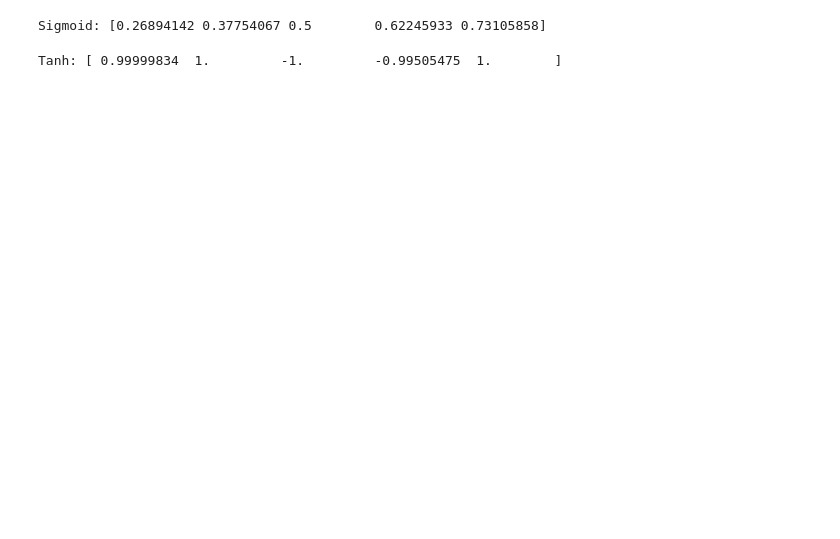
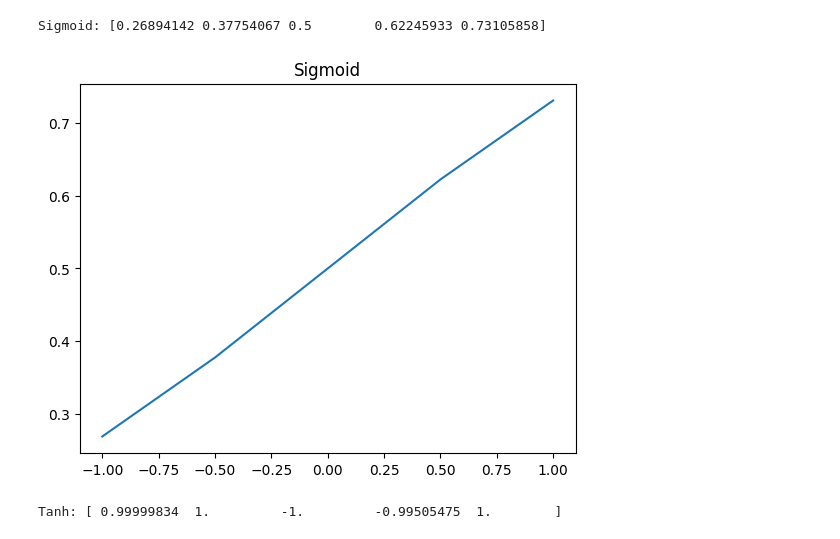
Before and after one commit to SwarajPatil2004/Gen_AI_Internship, a Jupyter notebook: Activation_Function.ipynb, the cells around one changed output. Saved outputs shown, nothing was run; the diff lists cells and outputs as text; code cells hidden in the pictures; blank space fills up the shorter version.

```diff
--- a/Activation_Function.ipynb
+++ b/Activation_Function.ipynb
@@ -11,6 +12,12 @@ inputs= np.array([-1, -0.5, 0, 0.5, 1])
 print(f"Sigmoid: {sigmoid(inputs)}")
 # %% [output]
 Sigmoid: [0.26894142 0.37754067 0.5        0.62245933 0.73105858]
+# %%
+plt.plot(inputs, sigmoid(inputs))
+plt.title('Sigmoid')
+plt.show()
+# %% [output]
+[figure, added]
 # %%
 # Tanh Activation Function
 # Formula: tanh(x) = (exp(x) - exp(-x)) / (exp(x) + exp(-x))
```
Also changed, not shown: parts of 7 cells of this notebook.
